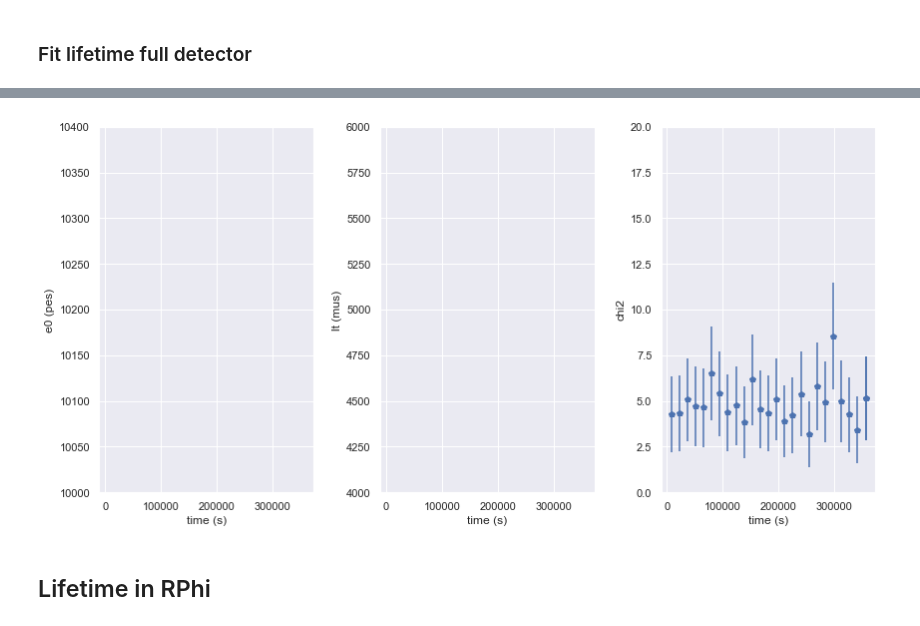
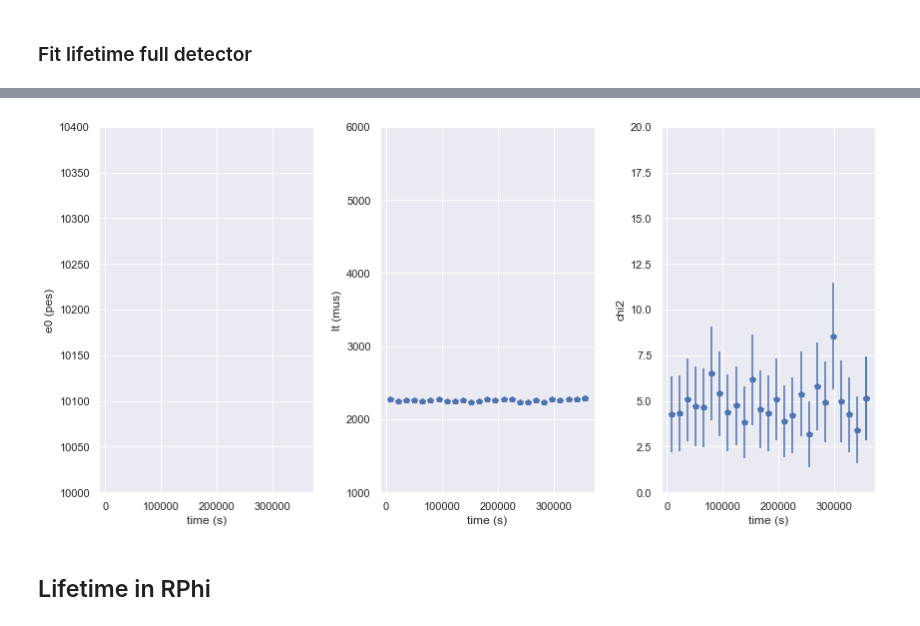
Before and after one commit to jmhaefner/KrCalibNB, a Jupyter notebook: ltMaps/single_map_correction_1111.ipynb, the cells around one changed output, grey strips where cells are left out. Drawn from its saved outputs; the diff is of its cells as text; code cells hidden in the pictures.

```diff
--- a/ltMaps/single_map_correction_1111.ipynb
+++ b/ltMaps/single_map_correction_1111.ipynb
@@ -356,11 +356,11 @@ print(f' time_fcs: t = {t1 -t0}')
 # %%
 plot_time_fcs(fps,
               range_chi2  = (0,20),
               range_e0    = (10000,10400),
-              range_lt    = (4000, 6000),
+              range_lt    = lt_range,
               figsize     = (12,6))
 # %% [output]
-[figure, old version]
+[figure, new version]
 # %% [markdown]
 ## Lifetime in RPhi
 # %%
```
Also changed, not shown: parts of 26 cells of this notebook, 3 other files.
